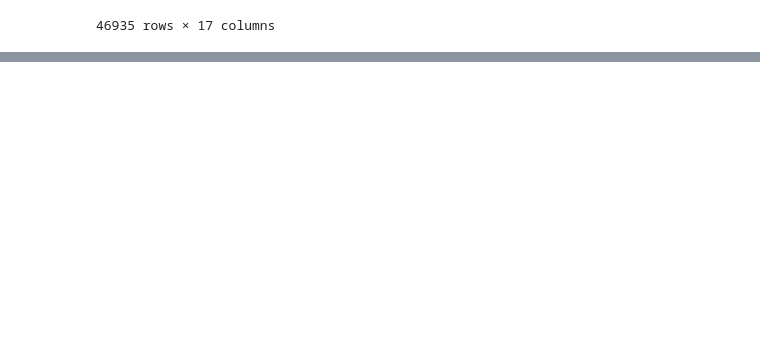
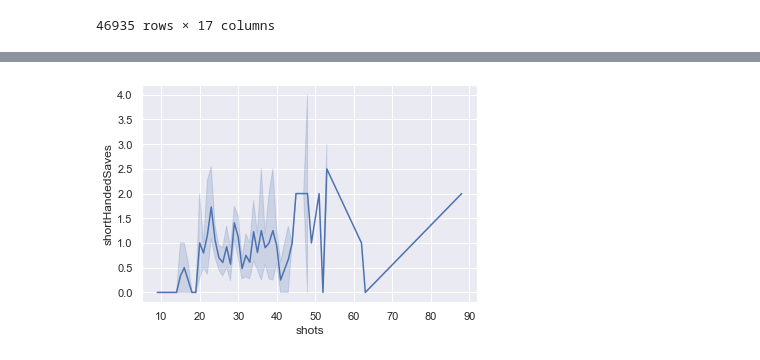
Before and after one commit to data301-2021-winter1/project-group56-project, a Jupyter notebook: notebooks/William notebook.ipynb, the cells around one changed output, grey strips where cells are left out. Cells and saved outputs as stored; diff of their text form; code cells hidden in the pictures; blank space fills up the shorter version.

```diff
--- a/notebooks/William notebook.ipynb
+++ b/notebooks/William notebook.ipynb
@@ -264,0 +254,8 @@ df
+# %%
+sns.set(font_scale = 1)
+shSaves = sns.lineplot(data = df[df['gameID'] > 2.019030e+09], x='shots', y = 'shortHandedSaves')
+
+#this shows the trend of the amount of shots corresponding to
+#the amount of saves while short handed
+# %% [output]
+[figure, added]
```
Also changed, not shown: parts of 15 cells of this notebook.
